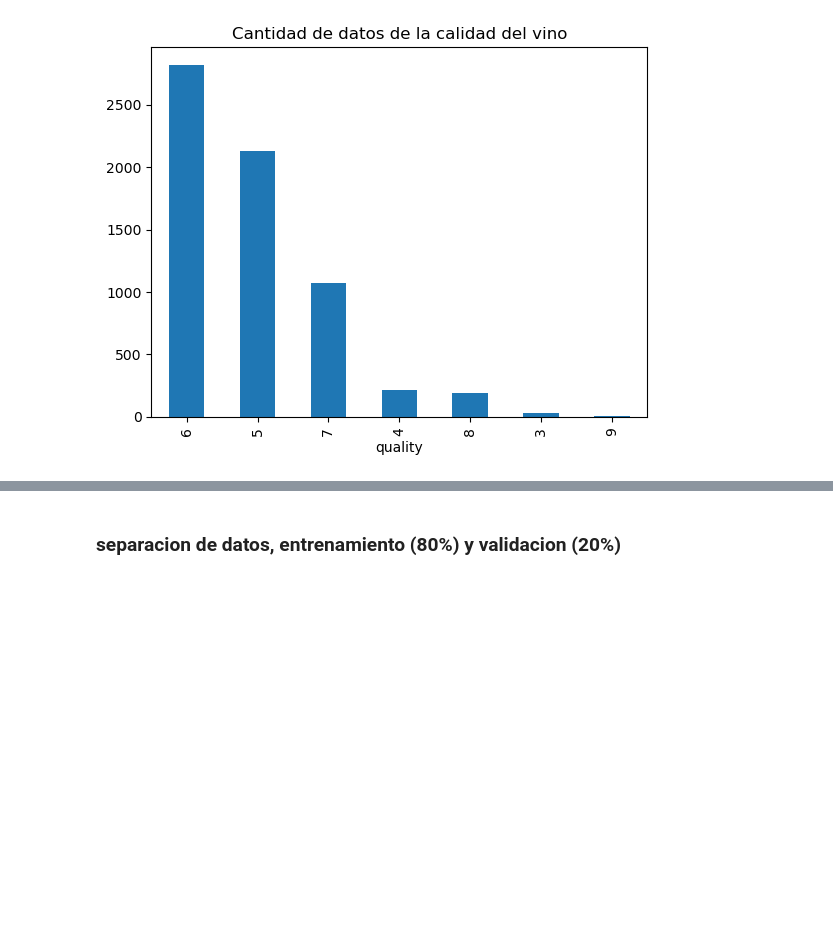
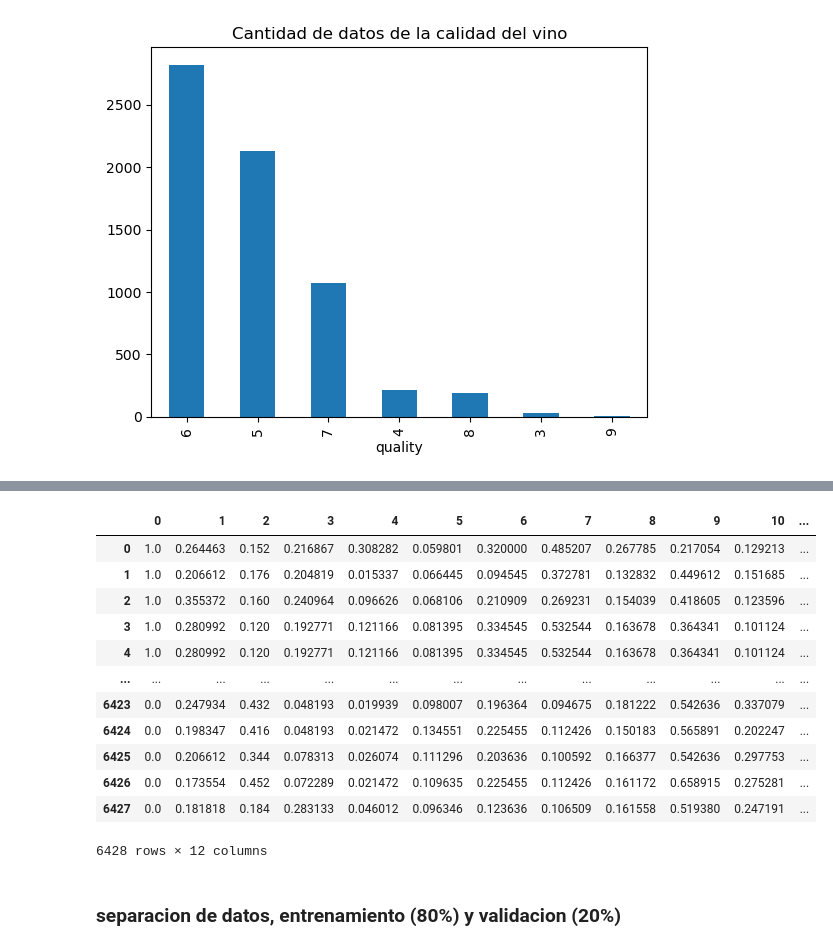
Before and after one commit to Eriik12/PROYECTO, a Jupyter notebook: VINO/Calidad del Vino.ipynb, the cells around one changed output, grey strips where cells are left out. Drawn from its saved outputs; the diff is of its cells as text; code cells hidden in the pictures; blank space fills up the shorter version.

```diff
--- a/VINO/Calidad del Vino.ipynb
+++ b/VINO/Calidad del Vino.ipynb
@@ -45,3 +60,28 @@ y_blanco = datos_blancos['quality']
+# %%
+X = datosn.drop('quality', axis=1)
+y = datosn['quality']
+# %%
+from sklearn.preprocessing import MinMaxScaler
+
+# Suponiendo que 'data' contiene tus datos
+scaler = MinMaxScaler()
+data_normalized = scaler.fit_transform(X)
+# %%
+pd.DataFrame(data_normalized)
+# %% [output]
+|  | 0 | 1 | 2 | 3 | 4 | 5 | 6 | 7 | 8 | 9 | 10 | ... |
+| 0 | 1.0 | 0.264463 | 0.152 | 0.216867 | 0.308282 | 0.059801 | 0.320000 | 0.485207 | 0.267785 | 0.217054 | 0.129213 | ... |
+| 1 | 1.0 | 0.206612 | 0.176 | 0.204819 | 0.015337 | 0.066445 | 0.094545 | 0.372781 | 0.132832 | 0.449612 | 0.151685 | ... |
+| 2 | 1.0 | 0.355372 | 0.160 | 0.240964 | 0.096626 | 0.068106 | 0.210909 | 0.269231 | 0.154039 | 0.418605 | 0.123596 | ... |
+| 3 | 1.0 | 0.280992 | 0.120 | 0.192771 | 0.121166 | 0.081395 | 0.334545 | 0.532544 | 0.163678 | 0.364341 | 0.101124 | ... |
+| 4 | 1.0 | 0.280992 | 0.120 | 0.192771 | 0.121166 | 0.081395 | 0.334545 | 0.532544 | 0.163678 | 0.364341 | 0.101124 | ... |
+| ... | ... | ... | ... | ... | ... | ... | ... | ... | ... | ... | ... | ... |
+| 6423 | 0.0 | 0.247934 | 0.432 | 0.048193 | 0.019939 | 0.098007 | 0.196364 | 0.094675 | 0.181222 | 0.542636 | 0.337079 | ... |
+| 6424 | 0.0 | 0.198347 | 0.416 | 0.048193 | 0.021472 | 0.134551 | 0.225455 | 0.112426 | 0.150183 | 0.565891 | 0.202247 | ... |
+| 6425 | 0.0 | 0.206612 | 0.344 | 0.078313 | 0.026074 | 0.111296 | 0.203636 | 0.100592 | 0.166377 | 0.542636 | 0.297753 | ... |
+| 6426 | 0.0 | 0.173554 | 0.452 | 0.072289 | 0.021472 | 0.109635 | 0.225455 | 0.112426 | 0.161172 | 0.658915 | 0.275281 | ... |
+| 6427 | 0.0 | 0.181818 | 0.184 | 0.283133 | 0.046012 | 0.096346 | 0.123636 | 0.106509 | 0.161558 | 0.519380 | 0.247191 | ... |
+6428 rows × 12 columns
 # %%
 from sklearn.model_selection import train_test_split
 # %% [markdown]
```
Also changed, not shown: parts of 36 cells of this notebook, 1 other file.
